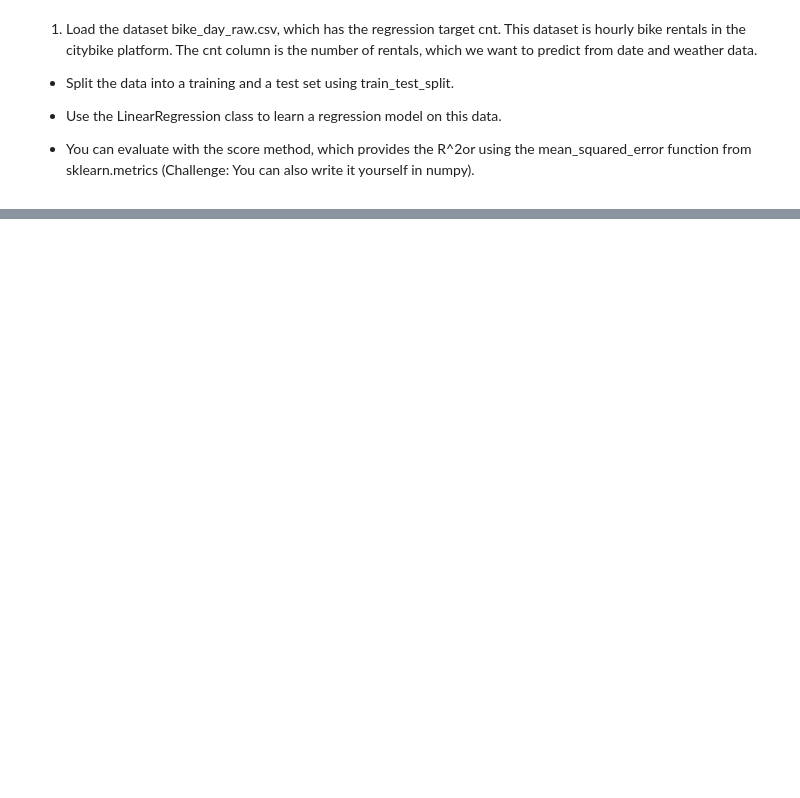
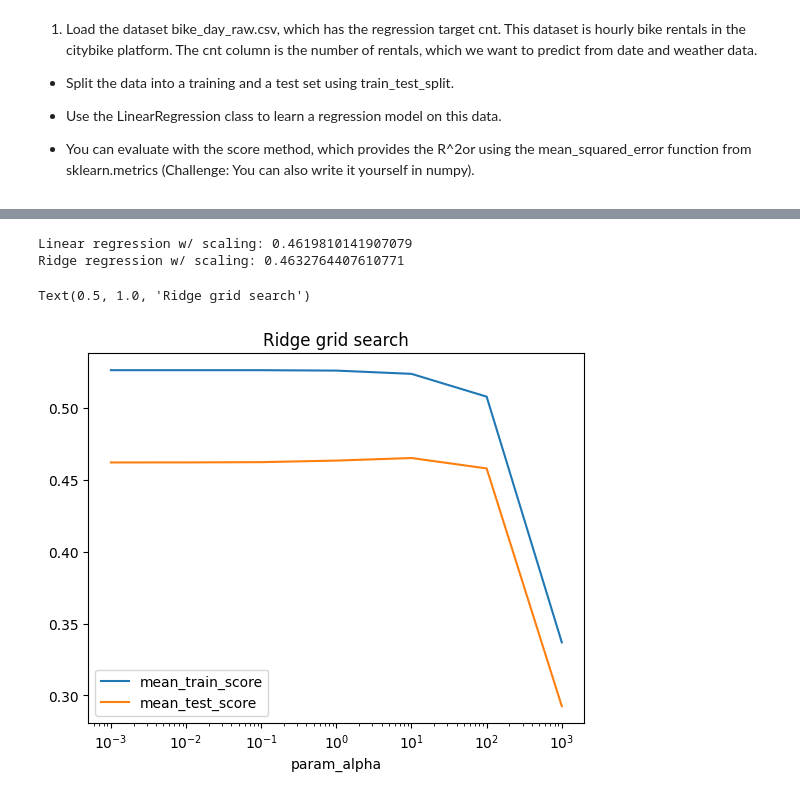
Before and after one commit to arifaygun/Magnimind-ML, a Jupyter notebook: AA_3_06_Lab2St.ipynb, the cells around one changed output, grey strips where cells are left out. Drawn from its saved outputs; the diff is of its cells as text; code cells hidden in the pictures; blank space fills up the shorter version.

```diff
--- a/AA_3_06_Lab2St.ipynb
+++ b/AA_3_06_Lab2St.ipynb
@@ -25,0 +351,26 @@
+# %%
+
+# With scaled data
+from sklearn.preprocessing import StandardScaler
+scaler = StandardScaler().fit(X_train)
+X_train_scaled = scaler.transform(X_train)
+X_test_scaled = scaler.transform(X_test)
+
+scores_lr = cross_val_score(LinearRegression(), X_train_scaled, y_train, cv=10)
+print("Linear regression w/ scaling:", scores_lr.mean())
+scores_ridge = cross_val_score(Ridge(), X_train_scaled, y_train, cv=10)
+print("Ridge regression w/ scaling:", scores_ridge.mean())
+
+from sklearn.model_selection import GridSearchCV
+param_grid = {'alpha': np.logspace(-3, 3, 7)}
+grid = GridSearchCV(Ridge(), param_grid, cv=10, return_train_score=True)
+grid.fit(X_train_scaled, y_train)
+
+res = pd.DataFrame(grid.cv_results_)
+res.plot("param_alpha", ["mean_train_score", "mean_test_score"], logx=True)
+plt.title("Ridge grid search")
+# %% [output]
+Linear regression w/ scaling: 0.4619810141907079
+Ridge regression w/ scaling: 0.4632764407610771
+Text(0.5, 1.0, 'Ridge grid search')
+[figure, added]
```
Also changed, not shown: parts of 46 cells of this notebook.
